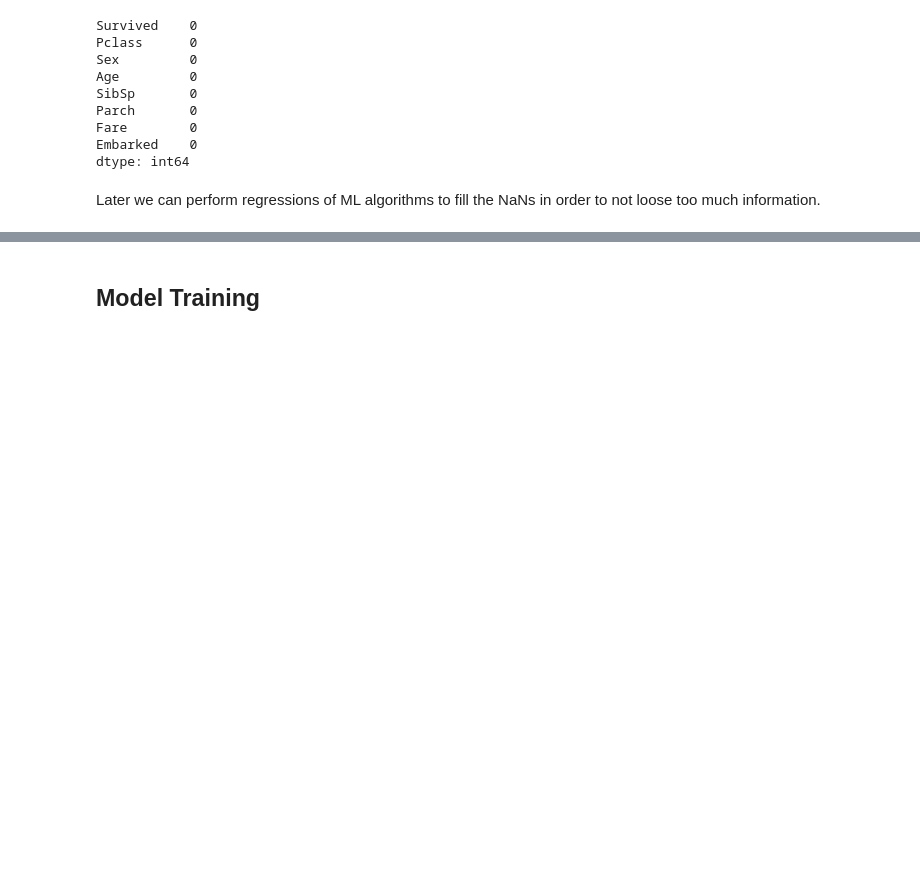
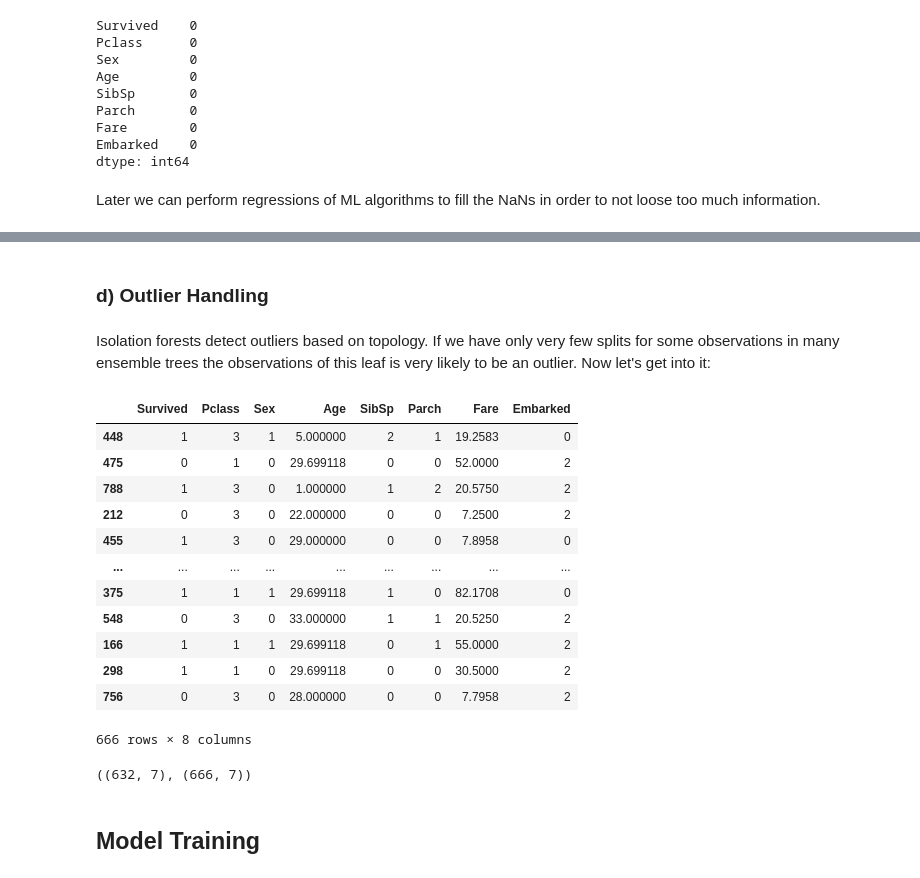
Before and after one commit to FelixMoeller3/linkit_titanic_survivor_challenge, a Jupyter notebook: linkit_titanic_survivor_challenge.ipynb, the cells around one changed output, grey strips where cells are left out. Cells and saved outputs as stored; diff of their text form; code cells hidden in the pictures; blank space fills up the shorter version.

Commit message:
outlier attempts

```diff
--- a/linkit_titanic_survivor_challenge.ipynb
+++ b/linkit_titanic_survivor_challenge.ipynb
@@ -218 +214,5 @@ X_train, X_test, y_train, y_test = train_test_split(
 )
+# %% [markdown]
+### d) Outlier Handling
+# %% [markdown]
+Isolation forests detect outliers based on topology. If we have only very few splits for some observations in many ensemble trees the observations of this leaf is very likely to be an outlier. Now let's get into it:
@@ -218,0 +224,16 @@ X_train, X_test, y_train, y_test = train_test_split(
+# %%
+pd.concat([y_train,X_train], axis=1)
+# %% [output]
+|  | Survived | Pclass | Sex | Age | SibSp | Parch | Fare | Embarked |
+| 448 | 1 | 3 | 1 | 5.000000 | 2 | 1 | 19.2583 | 0 |
+| 475 | 0 | 1 | 0 | 29.699118 | 0 | 0 | 52.0000 | 2 |
+| 788 | 1 | 3 | 0 | 1.000000 | 1 | 2 | 20.5750 | 2 |
+| 212 | 0 | 3 | 0 | 22.000000 | 0 | 0 | 7.2500 | 2 |
+| 455 | 1 | 3 | 0 | 29.000000 | 0 | 0 | 7.8958 | 0 |
+| ... | ... | ... | ... | ... | ... | ... | ... | ... |
+| 375 | 1 | 1 | 1 | 29.699118 | 1 | 0 | 82.1708 | 0 |
+| 548 | 0 | 3 | 0 | 33.000000 | 1 | 1 | 20.5250 | 2 |
+| 166 | 1 | 1 | 1 | 29.699118 | 0 | 1 | 55.0000 | 2 |
+| 298 | 1 | 1 | 0 | 29.699118 | 0 | 0 | 30.5000 | 2 |
+| 756 | 0 | 3 | 0 | 28.000000 | 0 | 0 | 7.7958 | 2 |
+666 rows × 8 columns
@@ -219,3 +247,8 @@ X_train, X_test, y_train, y_test = train_test_split(
+# %%
+# double check
+X_clean_train.shape, X_train.shape
+# %% [output]
+((632, 7), (666, 7))
 # %% [markdown]
 ## Model Training
 # %%
```
Also changed, not shown: parts of 40 cells of this notebook.
